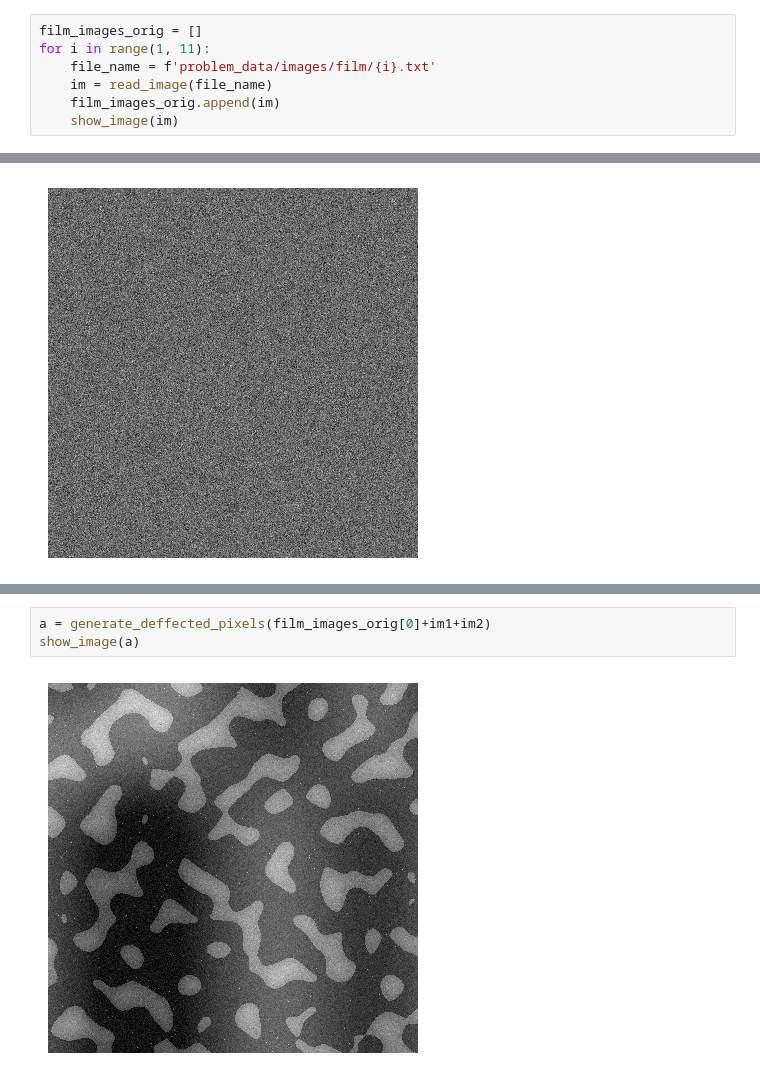
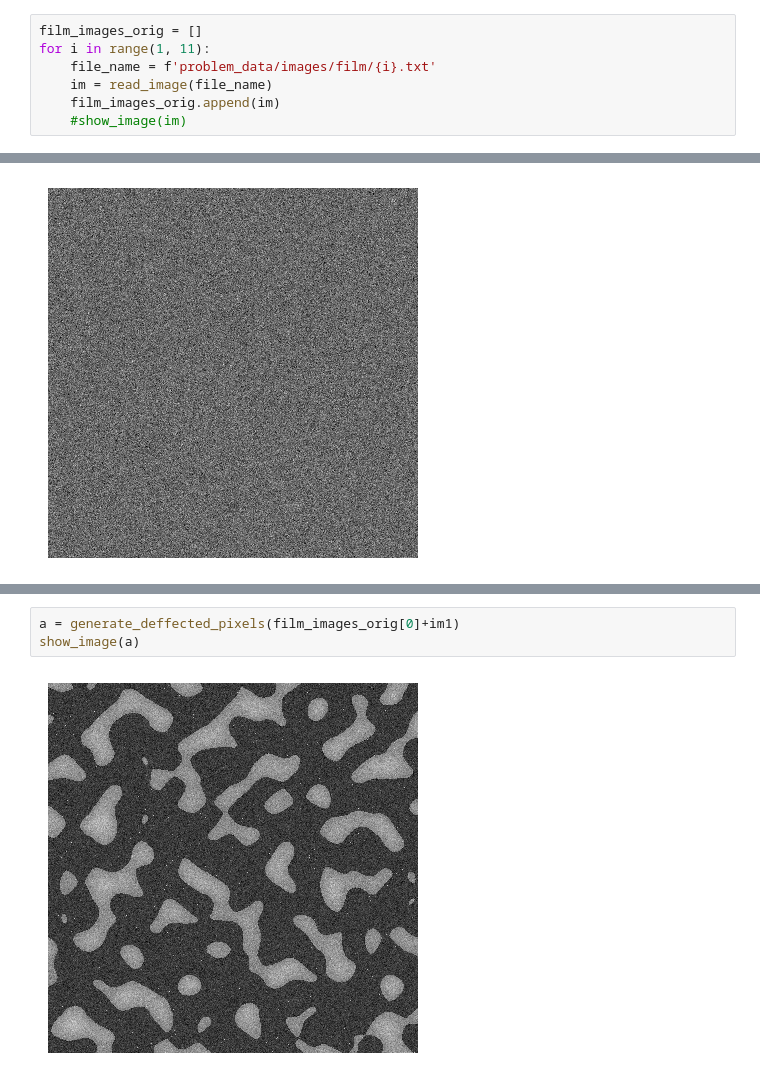
Before and after one commit to nzelenyy/space-hackathon-2025, a Jupyter notebook: Problem_3/1.ipynb, the cells around one changed output, grey strips where cells are left out. Drawn from its saved outputs; the diff is of its cells as text.

```diff
--- a/Problem_3/1.ipynb
+++ b/Problem_3/1.ipynb
@@ -13,6 +19,6 @@ for i in range(1, 11):
     file_name = f'problem_data/images/film/{i}.txt'
     im = read_image(file_name)
     film_images_orig.append(im)
-    show_image(im)
+    #show_image(im)
 # %% [output]
 Image shape: (2000, 2000)
@@ -50,5 +43,5 @@ show_image(a)
 # %%
-a = generate_deffected_pixels(film_images_orig[0]+im1+im2)
+a = generate_deffected_pixels(film_images_orig[0]+im1)
 show_image(a)
 # %% [output]
-[figure, old version]
+[figure, new version]
```
Also changed, not shown: parts of 7 cells of this notebook, 1 other file.
